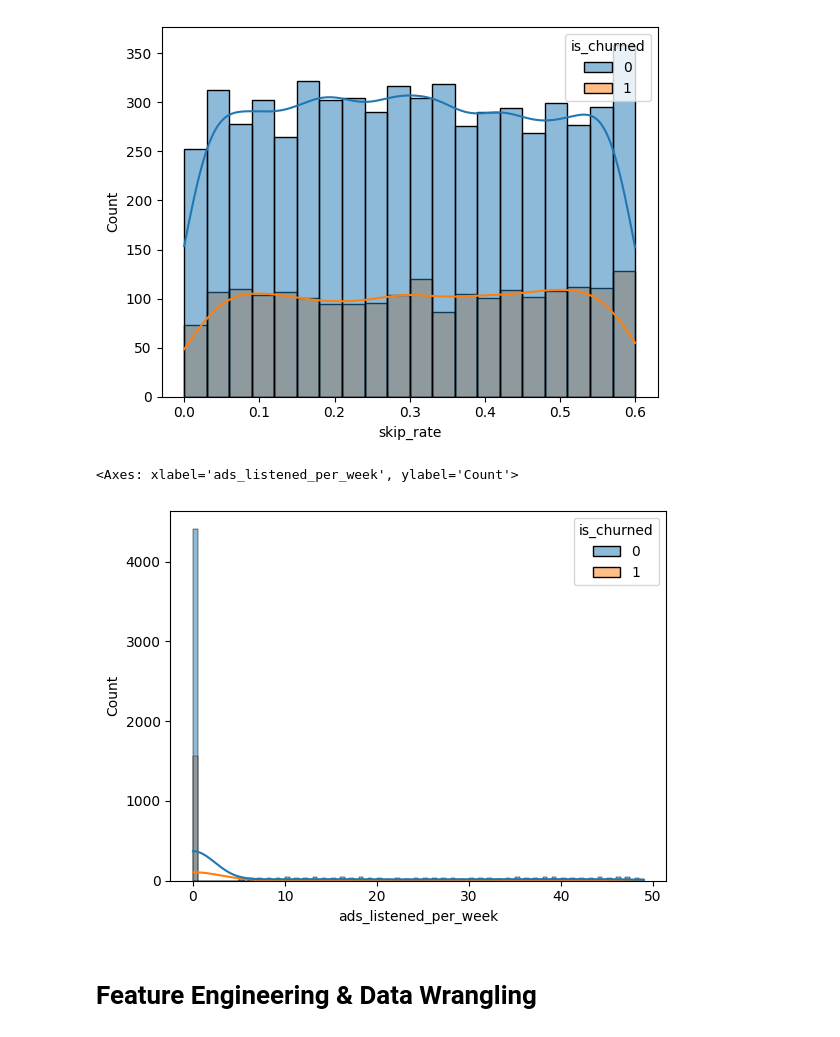
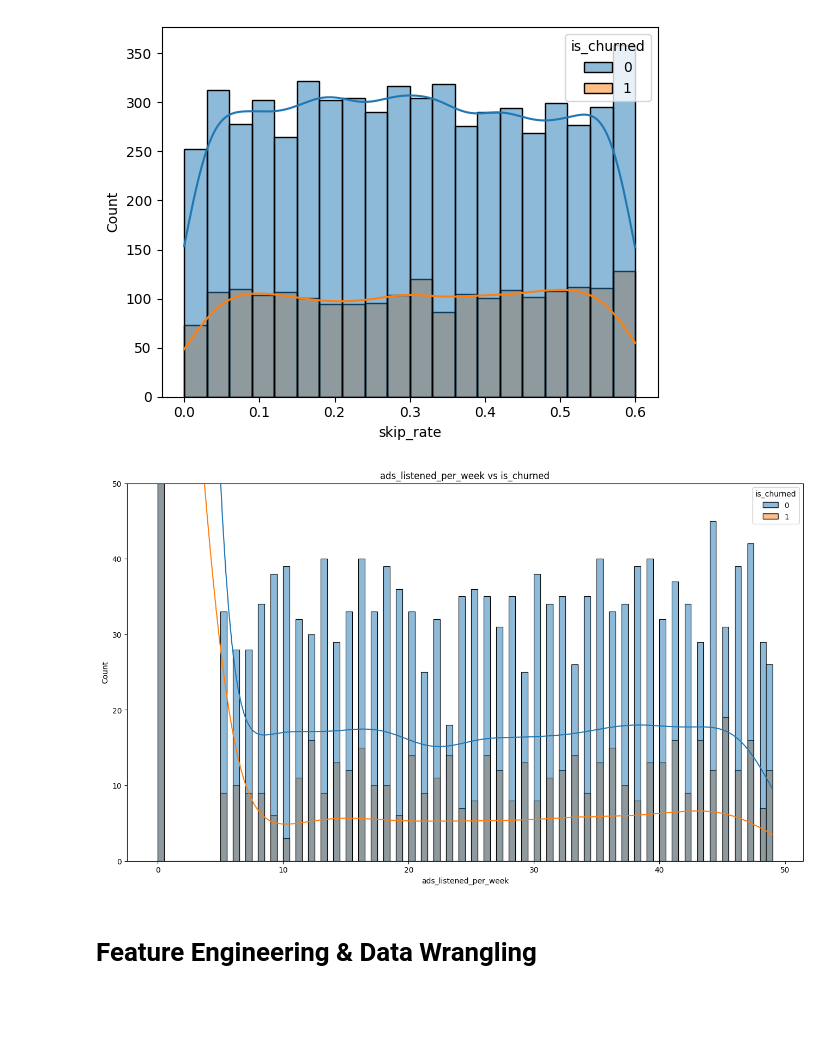
Before and after one commit to thanhdatho0/BTL_Data_Mining, a Jupyter notebook: Spotify_Churn.ipynb, the cells around one changed output. Drawn from its saved outputs; the diff is of its cells as text; code cells hidden in the pictures; blank space fills up the shorter version.

```diff
--- a/Spotify_Churn.ipynb
+++ b/Spotify_Churn.ipynb
@@ -196,11 +258,16 @@ sns.histplot(x="skip_rate", hue='is_churned', data=df, kde=True)
 # %% [output]
 <Axes: xlabel='skip_rate', ylabel='Count'>
 [figure]
-# %%
-sns.histplot(x="ads_listened_per_week", hue='is_churned', data=df, kde=True)
-# %% [output]
-<Axes: xlabel='ads_listened_per_week', ylabel='Count'>
-[figure, removed]
+# %%
+# sns.histplot(x="ads_listened_per_week", hue='is_churned', data=df, kde=True)
+plt.figure(figsize=(16,9))
+sns.histplot(x="ads_listened_per_week", hue='is_churned', data=df, kde=True)
+
+plt.ylim(0, 50)  # giới hạn trục y từ 0 đến 100
+plt.title("ads_listened_per_week vs is_churned")
+plt.show()
+# %% [output]
+[figure, added]
 # %% [markdown]
 # Feature Engineering & Data Wrangling
 # %% [markdown]
```
Also changed, not shown: parts of 32 cells of this notebook.
